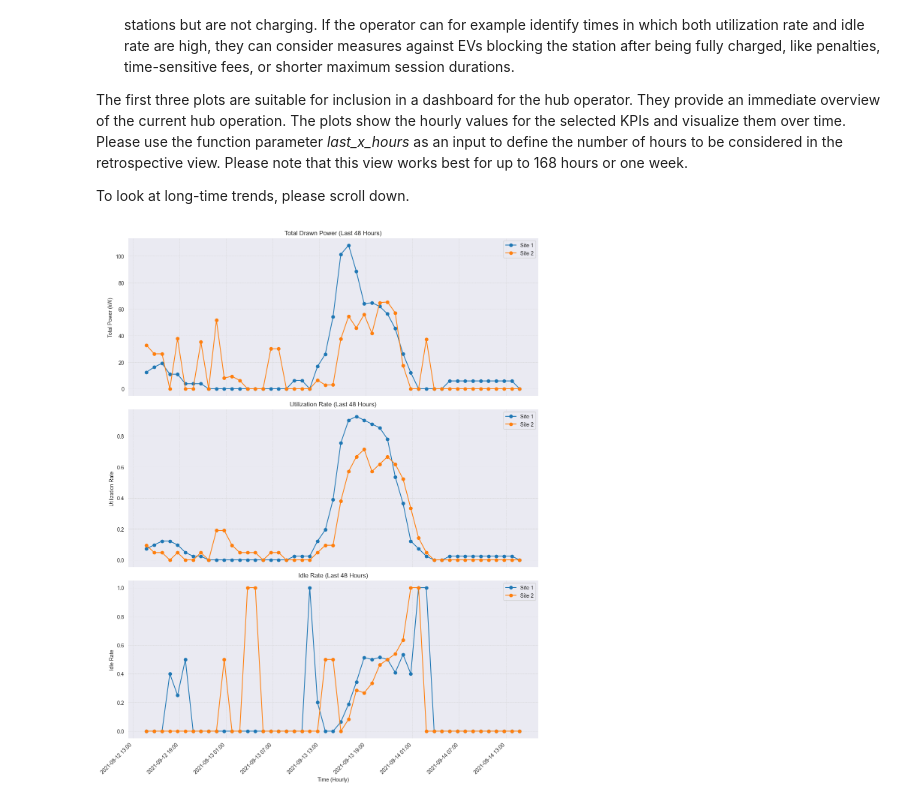
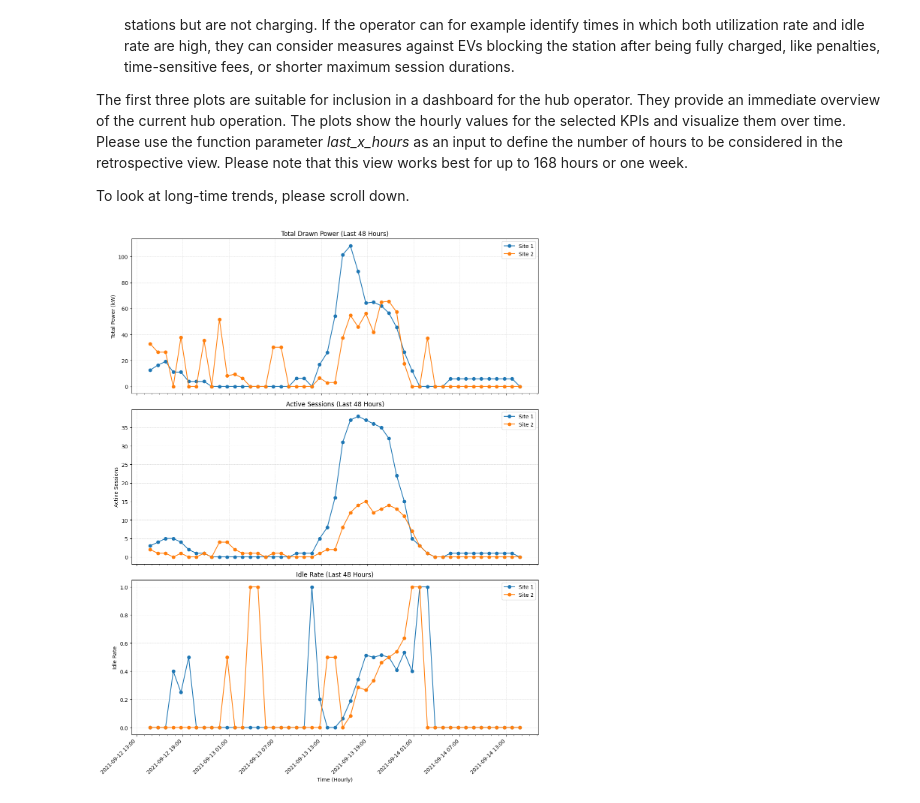
Before and after one commit to czwiessler/AAEnergizer, a Jupyter notebook: 2b/2b_KPIs.ipynb, the cells around one changed output. Drawn from its saved outputs; the diff is of its cells as text; code cells hidden in the pictures.

Commit message:
2b final, und sauber machen Fortschritts print in HA_ Durchreichung von active sessions in HB_

```diff
--- a/2b/2b_KPIs.ipynb
+++ b/2b/2b_KPIs.ipynb
@@ -99,11 +99,11 @@ def plot_KPIs(last_x_hours: int):
     # Calculate total available stations per site
     total_stations_per_site = filtered_df_plot_2.groupby('siteID')['stationID'].nunique()
 
-    # Create an array to store utilization rates for each site and hour
+    # Create an array to store active sessions for each site and hour
     hours = pd.date_range(start=start_time_plot_2, end=end_time_plot_2, freq='h')
-    utilization_rates = np.zeros((2, len(hours)))
+    active_sessions = np.zeros((2, len(hours)))
 
-    # Loop through the sessions and calculate utilization for each hour and site
+    # Loop through the sessions and calculate Active Sessions for each hour and site
     for i, hour in enumerate(hours):
         for site in [1, 2]:
             # Filter active sessions for the current site and hour
@@ -112,20 +112,19 @@ def plot_KPIs(last_x_hours: int):
                 (filtered_df_plot_2['connectionTime'] <= hour) &
                 (filtered_df_plot_2['disconnectTime'] > hour)
             ]
-            # Calculate utilization rate
+            # Calculate active sessions
             num_active_sessions = len(active_sessions_plot_2)
-            total_stations = total_stations_per_site[site]
-            utilization_rates[site - 1, i] = num_active_sessions / total_stations
+            active_sessions[site - 1, i] = num_active_sessions
 
     #conditional compression
     if compression:
 
-        while (utilization_rates.shape[1] % 3 != 0):
-            utilization_rates = utilization_rates[:, 1:]
+        while (active_sessions.shape[1] % 3 != 0):
+            active_sessions = active_sessions[:, 1:]
             start_time_plot_2 += pd.Timedelta(hours=1)
 
-        binned_utilization_rates = utilization_rates.reshape(2, -1, 3).mean(axis=2)
-        utilization_rates = binned_utilization_rates
+        binned_active_sessions = active_sessions.reshape(2, -1, 3).mean(axis=2)
+        active_sessions = binned_active_sessions
 
         binned_hours = pd.date_range(
             start=start_time_plot_2,
@@ -206,39 +205,39 @@ def plot_KPIs(last_x_hours: int):
     axes[0].legend()
     axes[0].grid(color='lightgray', linestyle='--', linewidth=0.5)
 
-    #Utilization Rate
-    axes[1].plot(hours, utilization_rates[0], label='Site 1', linestyle='-', marker='o')
-    axes[1].plot(hours, utilization_rates[1], label='Site 2', linestyle='-', marker='o')
-    axes[1].set_title('Utilization Rate (Last ' + str(last_x_hours) + ' Hours)')
-    axes[1].set_ylabel('Utilization Rate')
+    #Active Sessions
+    axes[1].plot(hours, active_sessions[0], label='Site 1', linestyle='-', marker='o')
+    axes[1].plot(hours, active_sessions[1], label='Site 2', linestyle='-', marker='o')
+    axes[1].set_title('Active Sessions (Last ' + str(last_x_hours) + ' Hours)')
+    axes[1].set_ylabel('Active Sessions')
     axes[1].legend()
     axes[1].grid(color='lightgray', linestyle='--', linewidth=0.5)
 
     #idle rate
     axes[2].plot(hours, idle_rates[0], label='Site 1', linestyle='-', marker='o')
     axes[2].plot(hours, idle_rates[1], label='Site 2', linestyle='-', marker='o')
     axes[2].set_title('Idle Rate (Last ' + str(last_x_hours) + ' Hours)')
     axes[2].set_xlabel('Time (Hourly)')
     axes[2].set_ylabel('Idle Rate')
     axes[2].legend()
     axes[2].grid(color='lightgray', linestyle='--', linewidth=0.5)
 
     #x-axis ticks
     if last_x_hours <= 300:
         axes[2].xaxis.set_major_locator(mdates.HourLocator(interval=6))  # Major ticks every 6 hours
     else:
         axes[2].xaxis.set_major_locator(mdates.HourLocator(interval=12))  # Major ticks every 12 hours
     axes[2].xaxis.set_minor_locator(mdates.HourLocator(interval=1))  # Minor ticks every 1 hour
     axes[2].xaxis.set_major_formatter(mdates.DateFormatter('%Y-%m-%d %H:%M'))  # Format for major ticks
 
     #Rotate x labels
     for ax in axes:
         plt.setp(ax.xaxis.get_majorticklabels(), rotation=45, ha='right')
 
     plt.tight_layout()
     plt.show()
 
 plot_KPIs(last_x_hours = 48)
 # %% [output]
-[figure, old version]
+[figure, new version]
 # %% [markdown]
```
Also changed, not shown: parts of 3 cells of this notebook, 7 other files.
